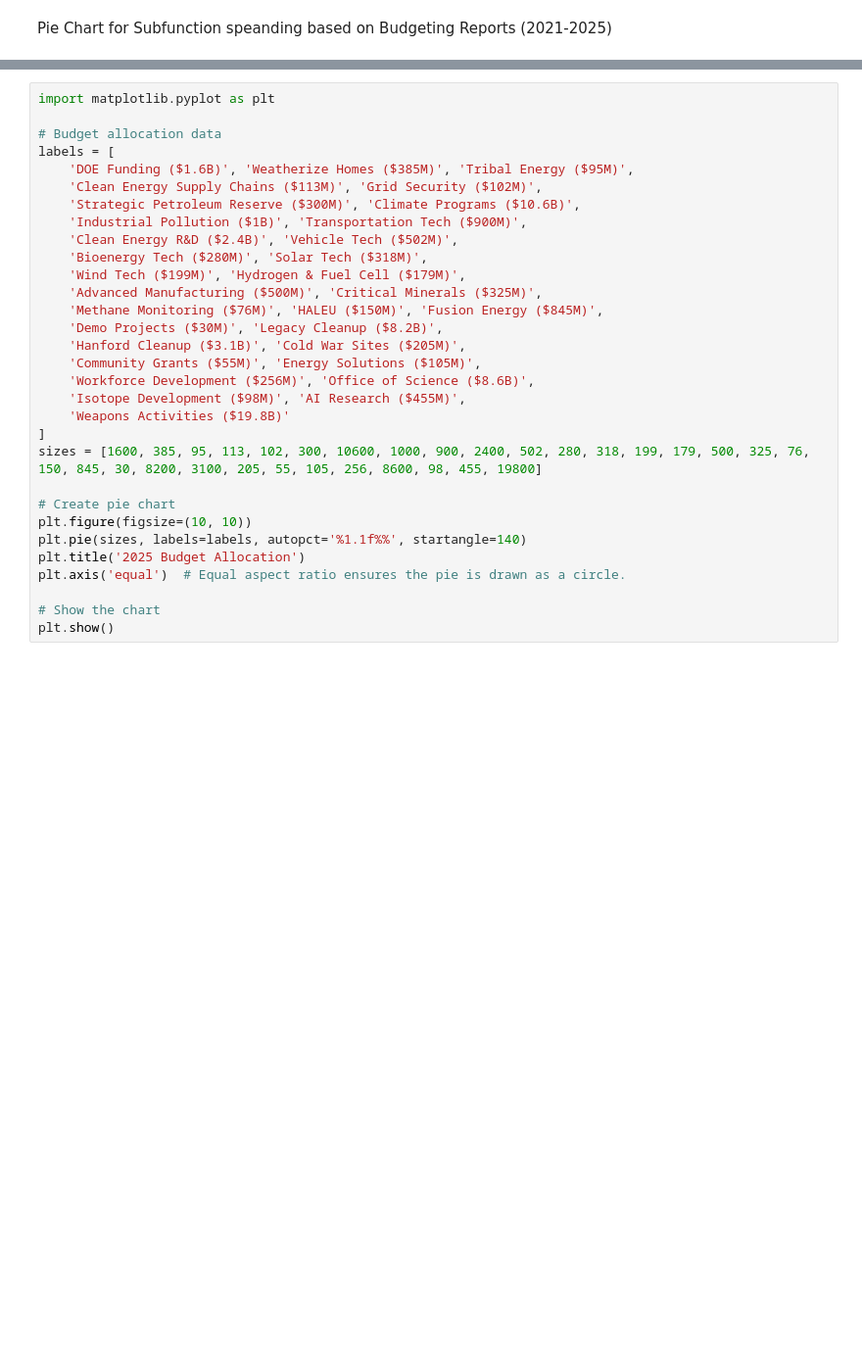
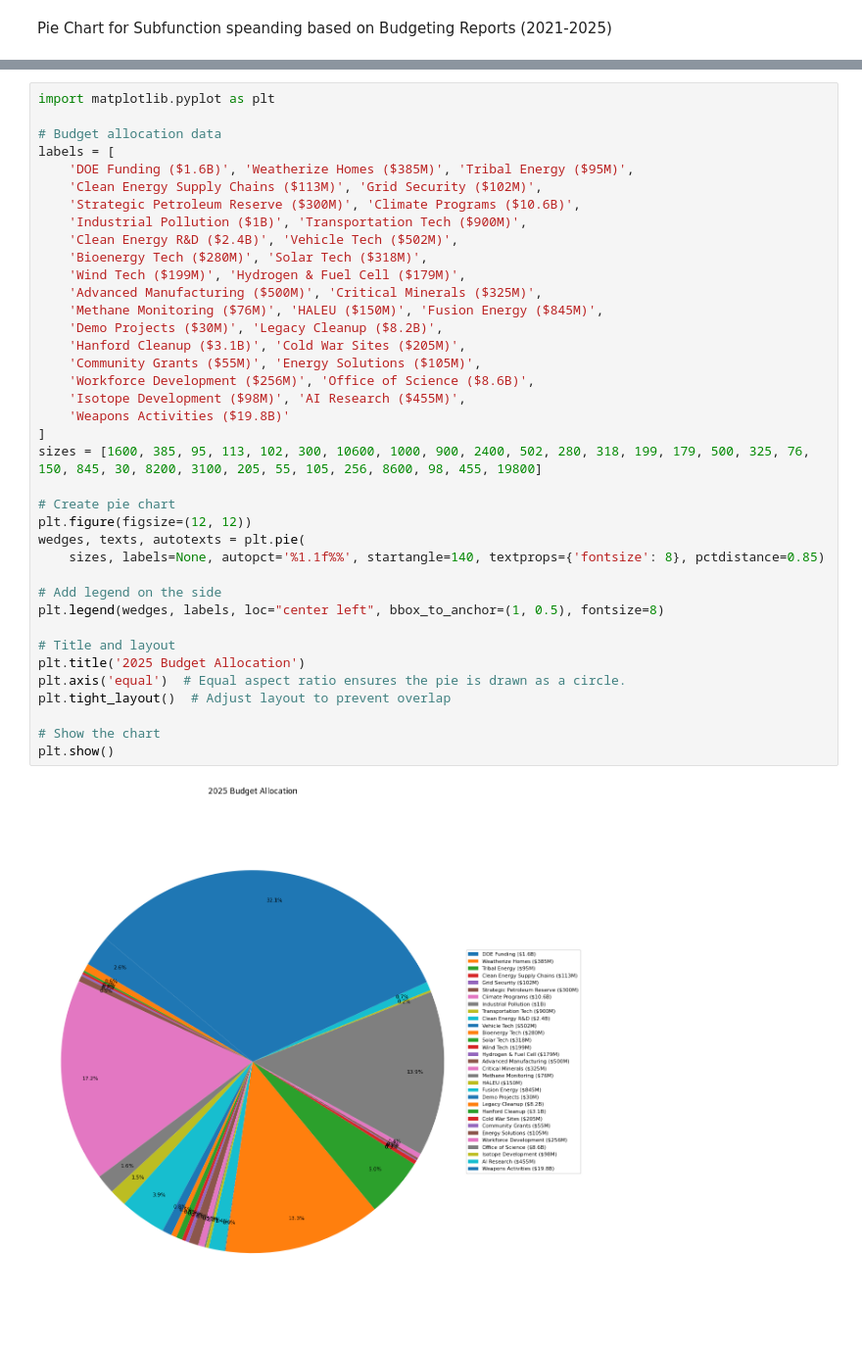
Before and after one commit to felixpeng24/doeTrends, a Jupyter notebook: doeFunding.ipynb, the cells around one changed output, grey strips where cells are left out. Shown at 98% size. Cells and saved outputs as stored; diff of their text form; blank space fills up the shorter version.

```diff
--- a/doeFunding.ipynb
+++ b/doeFunding.ipynb
@@ -3,31 +5,40 @@ Pie Chart for Subfunction speanding based on Budgeting Reports (2021-2025)
 # %%
 import matplotlib.pyplot as plt
 
 # Budget allocation data
 labels = [
     'DOE Funding ($1.6B)', 'Weatherize Homes ($385M)', 'Tribal Energy ($95M)',
     'Clean Energy Supply Chains ($113M)', 'Grid Security ($102M)',
     'Strategic Petroleum Reserve ($300M)', 'Climate Programs ($10.6B)',
     'Industrial Pollution ($1B)', 'Transportation Tech ($900M)',
     'Clean Energy R&D ($2.4B)', 'Vehicle Tech ($502M)',
     'Bioenergy Tech ($280M)', 'Solar Tech ($318M)',
     'Wind Tech ($199M)', 'Hydrogen & Fuel Cell ($179M)',
     'Advanced Manufacturing ($500M)', 'Critical Minerals ($325M)',
     'Methane Monitoring ($76M)', 'HALEU ($150M)', 'Fusion Energy ($845M)',
     'Demo Projects ($30M)', 'Legacy Cleanup ($8.2B)',
     'Hanford Cleanup ($3.1B)', 'Cold War Sites ($205M)',
     'Community Grants ($55M)', 'Energy Solutions ($105M)',
     'Workforce Development ($256M)', 'Office of Science ($8.6B)',
     'Isotope Development ($98M)', 'AI Research ($455M)',
     'Weapons Activities ($19.8B)'
 ]
 sizes = [1600, 385, 95, 113, 102, 300, 10600, 1000, 900, 2400, 502, 280, 318, 199, 179, 500, 325, 76, 150, 845, 30, 8200, 3100, 205, 55, 105, 256, 8600, 98, 455, 19800]
 
 # Create pie chart
-plt.figure(figsize=(10, 10))
-plt.pie(sizes, labels=labels, autopct='%1.1f%%', startangle=140)
+plt.figure(figsize=(12, 12))
+wedges, texts, autotexts = plt.pie(
+    sizes, labels=None, autopct='%1.1f%%', startangle=140, textprops={'fontsize': 8}, pctdistance=0.85)
+
+# Add legend on the side
+plt.legend(wedges, labels, loc="center left", bbox_to_anchor=(1, 0.5), fontsize=8)
+
+# Title and layout
 plt.title('2025 Budget Allocation')
 plt.axis('equal')  # Equal aspect ratio ensures the pie is drawn as a circle.
+plt.tight_layout()  # Adjust layout to prevent overlap
 
 # Show the chart
 plt.show()
+# %% [output]
+[figure, added]
```
Also changed, not shown: parts of 1 cell of this notebook.
